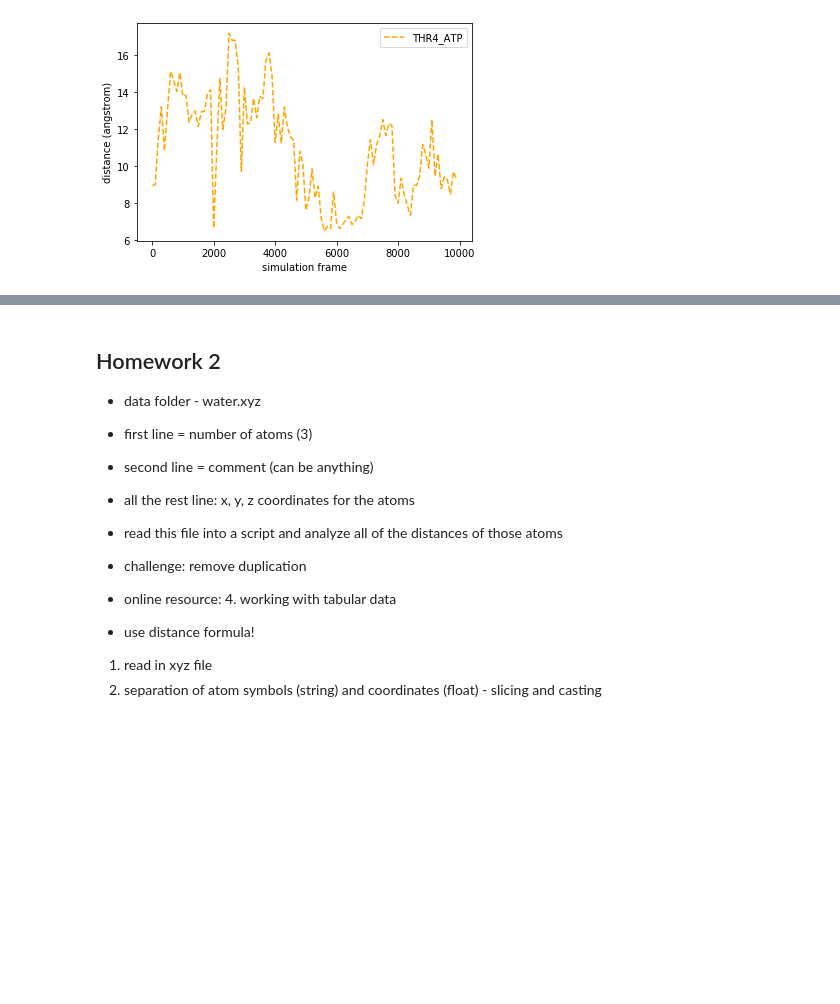
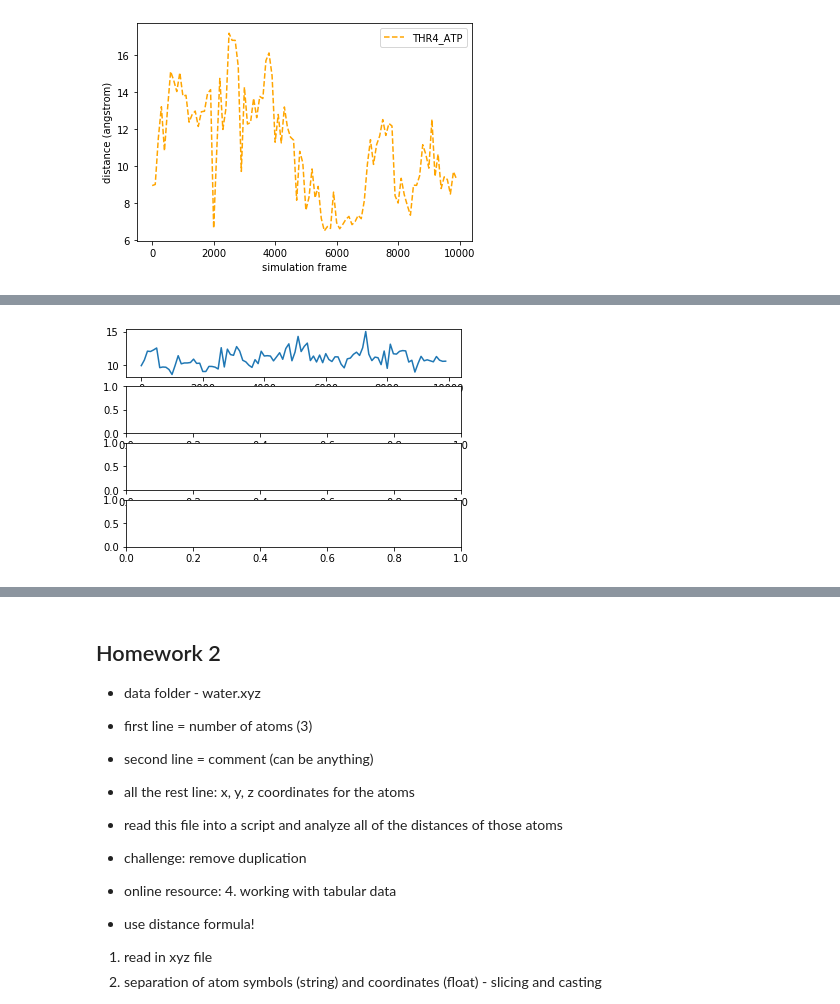
Before and after one commit to kristenmin/molssi-python-webinar, a Jupyter notebook: tabulardata-plotting.ipynb, the cells around one changed output, grey strips where cells are left out. Drawn from its saved outputs; the diff is of its cells as text; code cells hidden in the pictures; blank space fills up the shorter version.

```diff
--- a/tabulardata-plotting.ipynb
+++ b/tabulardata-plotting.ipynb
@@ -262,0 +294,6 @@ Text(0, 0.5, 'distance (angstrom)')
+# %%
+# to add data to plots, use the same slicing syntax as numpy arrays
+ax[0].plot(data[0::100,0], data[0::100,col])
+fig
+# %% [output]
+[figure, added]
```
Also changed, not shown: parts of 16 cells of this notebook, 3 other files.
